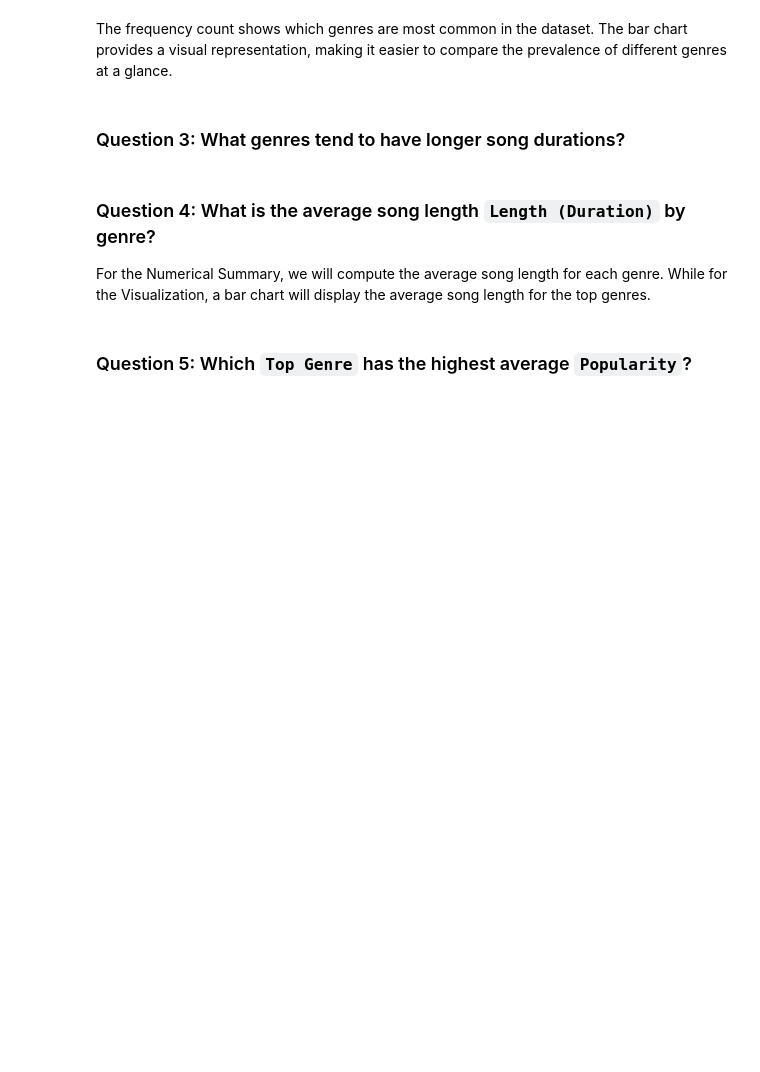
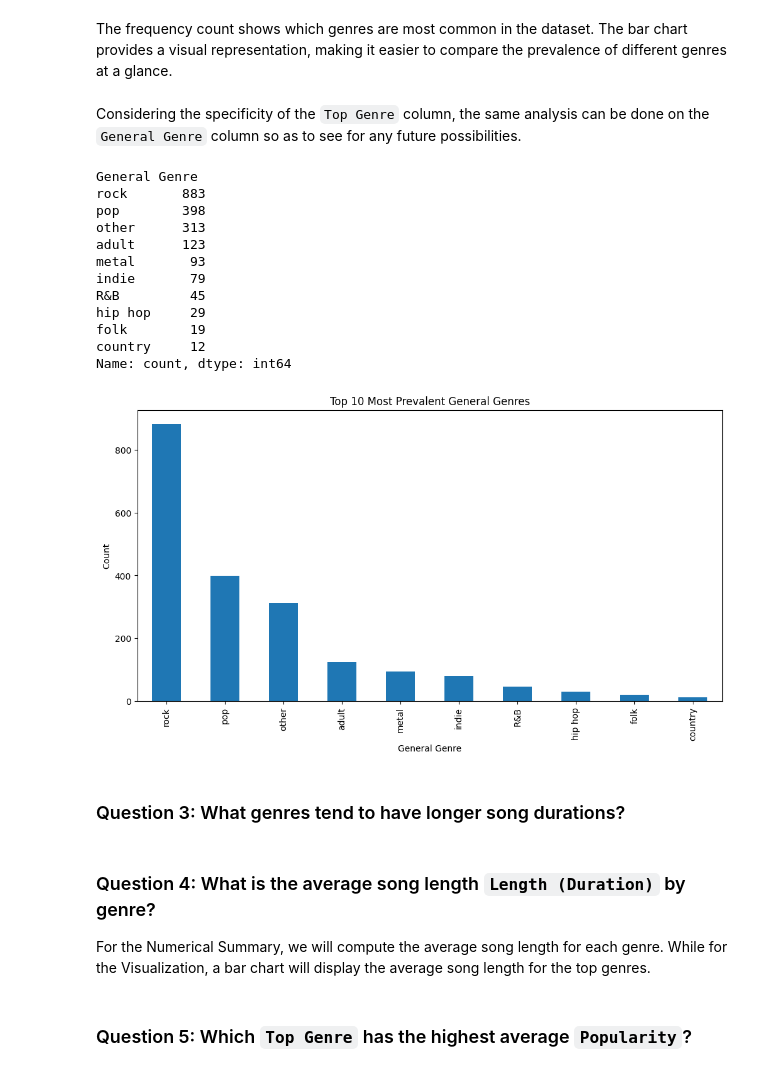
Before and after one commit to sadhubby/CSMODEL-project, a Jupyter notebook: Group10-Spotify Top 2000s.ipynb, the cells around one changed output. Saved outputs shown, nothing was run; the diff lists cells and outputs as text; code cells hidden in the pictures; blank space fills up the shorter version.

Commit message:
Added gen_genres for question 2

```diff
--- a/Group10-Spotify Top 2000s.ipynb
+++ b/Group10-Spotify Top 2000s.ipynb
@@ -367,5 +247,33 @@ Name: count, dtype: int64
 # %% [markdown]
 The frequency count shows which genres are most common in the dataset. The bar chart provides a visual representation, making it easier to compare the prevalence of different genres at a glance.
+# %% [markdown]
+Considering the specificity of the `Top Genre` column, the same analysis can be done on the `General Genre` column so as to see for any future possibilities.
+# %%
+gen_genre_counts = spotify_df['General Genre'].value_counts()
+
+gen_genres = gen_genre_counts.head(10)
+print(gen_genres)
+
+plt.figure(figsize=(12, 6))
+gen_genres.plot(kind='bar')
+plt.title('Top 10 Most Prevalent General Genres')
+plt.xlabel('General Genre')
+plt.ylabel('Count')
+plt.show()
+# %% [output]
+General Genre
+rock       883
+pop        398
+other      313
+adult      123
+metal       93
+indie       79
+R&B         45
+hip hop     29
+folk        19
+country     12
+Name: count, dtype: int64
+[figure, added]
 # %% [markdown]
 ### Question 3: What genres tend to have longer song durations?
 # %% [markdown]
```
Also changed, not shown: parts of 9 cells of this notebook.
